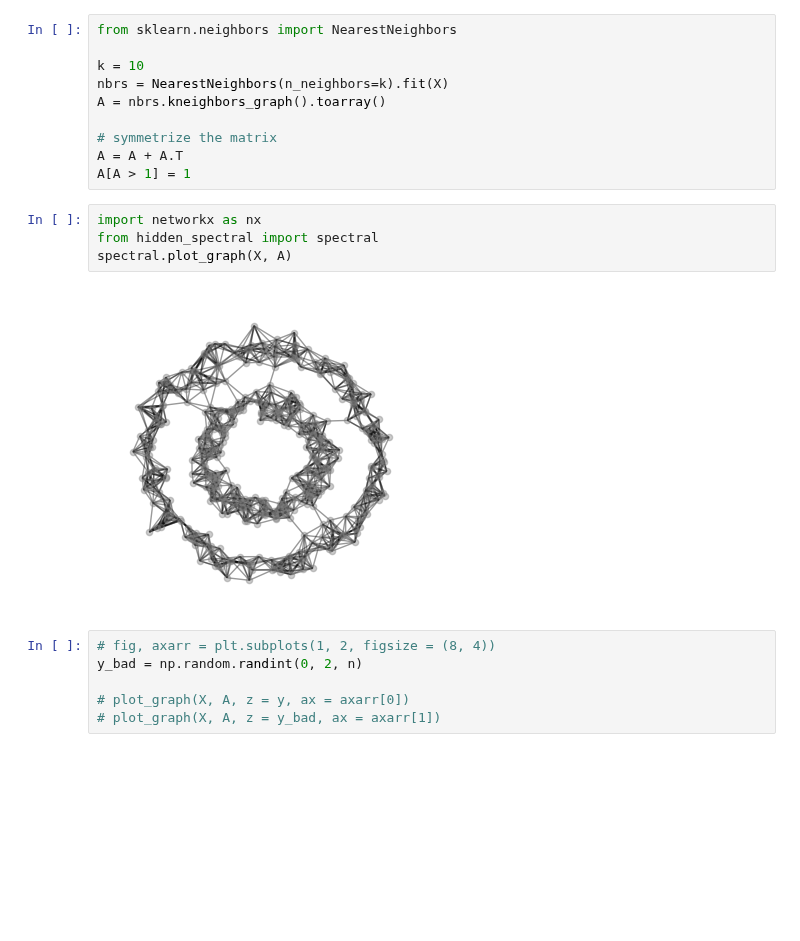
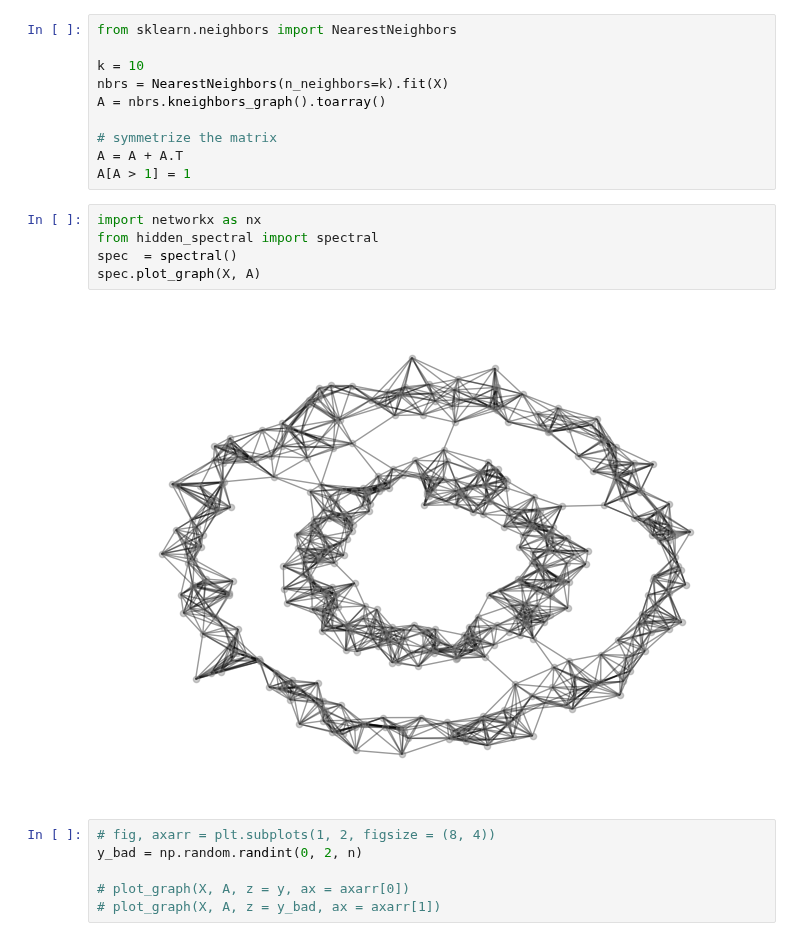
Before and after one commit to Xianzhiwang1/CS0451-page-site, a Jupyter notebook: posts/my-blog-post-06-unsupervised-learning/index.ipynb, the cells around one changed output. Saved outputs shown, nothing was run; the diff lists cells and outputs as text; blank space fills up the shorter version.

```diff
--- a/posts/my-blog-post-06-unsupervised-learning/index.ipynb
+++ b/posts/my-blog-post-06-unsupervised-learning/index.ipynb
@@ -86,9 +86,10 @@ A[A > 1] = 1
 # %%
 import networkx as nx
 from hidden_spectral import spectral
-spectral.plot_graph(X, A)
+spec  = spectral()
+spec.plot_graph(X, A)
 # %% [output]
-[figure, old version]
+[figure, new version]
 # %%
 # fig, axarr = plt.subplots(1, 2, figsize = (8, 4))
 y_bad = np.random.randint(0, 2, n)
```
Also changed, not shown: parts of 7 cells of this notebook, 1 other file.
